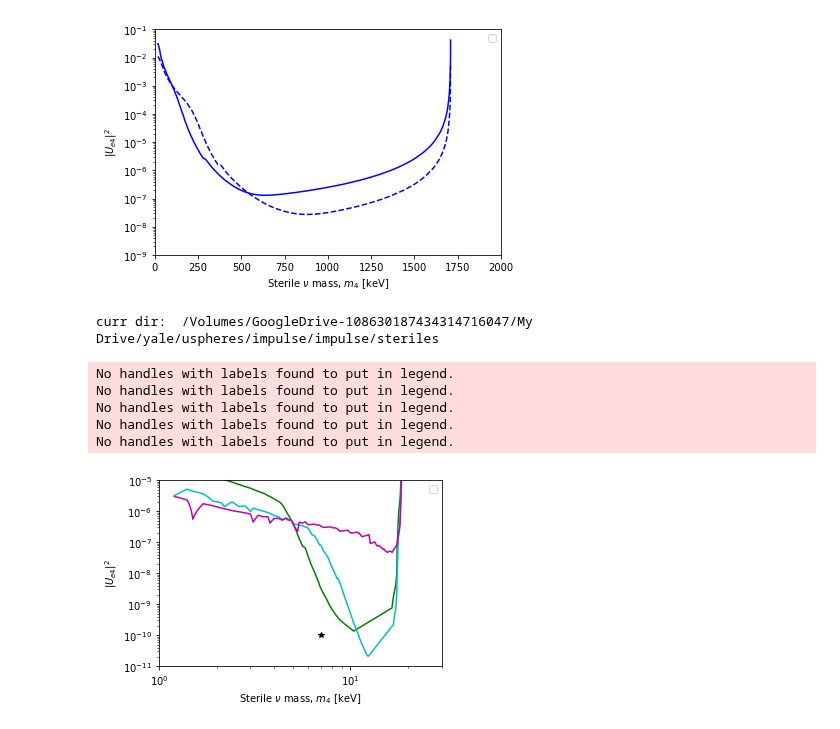
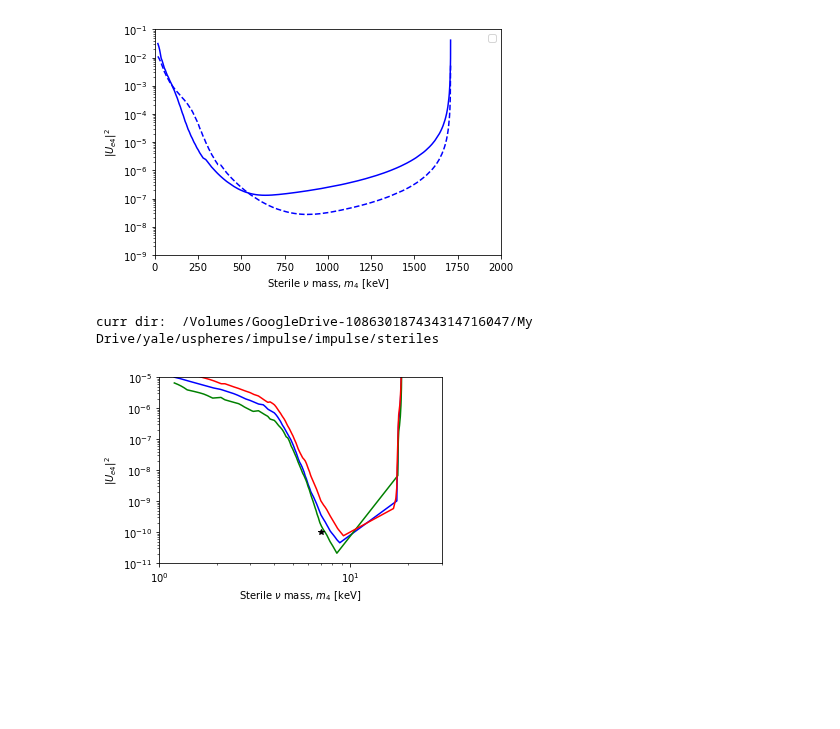
Before and after one commit to Moore-Lab/composite_DM, a Jupyter notebook: steriles/plot_pdfs.ipynb, the cells around one changed output. Saved outputs shown, nothing was run; the diff lists cells and outputs as text; code cells hidden in the pictures; blank space fills up the shorter version.

Commit message:
new plots

```diff
--- a/steriles/plot_pdfs.ipynb
+++ b/steriles/plot_pdfs.ipynb
@@ -23,7 +23,9 @@ main_dir = "/Users/dcmoore/grace2/impulse/steriles/"
 #             "ru_106": [[150, 1e5],]
 #         }
 
-iso_dict = { "h_3": [[35, 1e1],[50, 1e1],[25, 1e1],[75, 1e1]],}
+#iso_dict = { "h_3": [[35, 1e1],[50, 1e1],[25, 1e1],[75, 1e1]],}
+
+iso_dict = { "x_100": [[5, 1e2],[5, 1e3],]}
 
 dsq_file = main_dir + "dsq_jobs.sh"
 dsqf = open(dsq_file, 'wt')
@@ -65,12 +67,14 @@ for iso in iso_list:
         iso_dat = np.loadtxt(main_dir + "data_files/%s.txt"%iso, delimiter=',', skiprows=3)
         Q, t12, A, Z = iso_dat[0, :]
         ## now as a function of sterile mass
-        mass_list = np.linspace(1, Q, 100)
-        nmasses_per_file = 5
+
+        #mass_list = np.linspace(1, Q, 100)
+        mass_list = [0, 50e-6, 100e-6, 200e-6, 800e-6]
+        nmasses_per_file = 1 #5
         nchunks = int(len(mass_list)/nmasses_per_file)
         for i in range(nchunks):
             curr_masses = mass_list[(i*nmasses_per_file):((i+1)*nmasses_per_file)]
-            curr_str = ["%.1f"%j for j in curr_masses]
+            curr_str = ["%.6f"%j for j in curr_masses]
             mnu = ','.join(curr_str)
             jf.write("module load miniconda; source activate; conda activate py37_dev; python calculate_pdfs.py %s %s %.1f %.1e %d %d\n"%(iso, mnu, sphere_rad, f0, num_reps_per_file, 0))
         jf.close()
@@ -415,43 +416,36 @@ isEC = False
 
 #iso_dict = { "h_3": [[35, 1e3],[50, 1e3],[35, 5e2],[50, 5e2],[100, 1e2],],}
 
-iso_dict = {"h_3_1": [[50, 1e2],],
-            "h_3_2": [[25, 1e2],],
-            "h_3_3": [[35, 1e2],],
-            "h_3_4": [[100, 1e2],],
-            "h_3_5": [[200, 1e2],],
+iso_dict = {"h_3_1": [[50, 1e1],],
+            "h_3_2": [[75, 1e1],],
+            "h_3_3": [[35, 1e1],],
             #"s_35": [[50, 1e4],],
             #"p_32": [[100, 1e5],],
         }
 
 params_list = [#[1e-2, 10, 365],
                [0.2, 1000000, 5*365],]
 
 clist = ['b','g','r','c','m','k','orange','purple']
 lslist = ['-', ':']
 for j,iso in enumerate(iso_dict.keys()):
     for ls,params in zip(lslist,params_list):
         cparams = [*params, *iso_dict[iso][0]]
         plot_limits([iso[:-2],], isEC, fig, cparams, clist[j], fill=False, ls=ls)
 plt.tight_layout()
 
 plt.xlim([1,30])
 plt.ylim([1e-11, 1e-5])
 plt.gca().set_xscale('log')
 
 plt.plot(7,1e-10, 'k*')
 
 fig.set_size_inches(5,3.5)
 plt.tight_layout()
 
 plt.savefig("ue4_sens_vs_livetime.pdf")
 plt.show()
 # %% [output]
 curr dir:  /Volumes/GoogleDrive-108630187434314716047/My Drive/yale/uspheres/impulse/impulse/steriles
-No handles with labels found to put in legend.
-No handles with labels found to put in legend.
-No handles with labels found to put in legend.
-No handles with labels found to put in legend.
-No handles with labels found to put in legend.
-[figure, old version]
+[figure, new version]
 # %%
```
Also changed, not shown: parts of 3 cells of this notebook, 1 other file.
